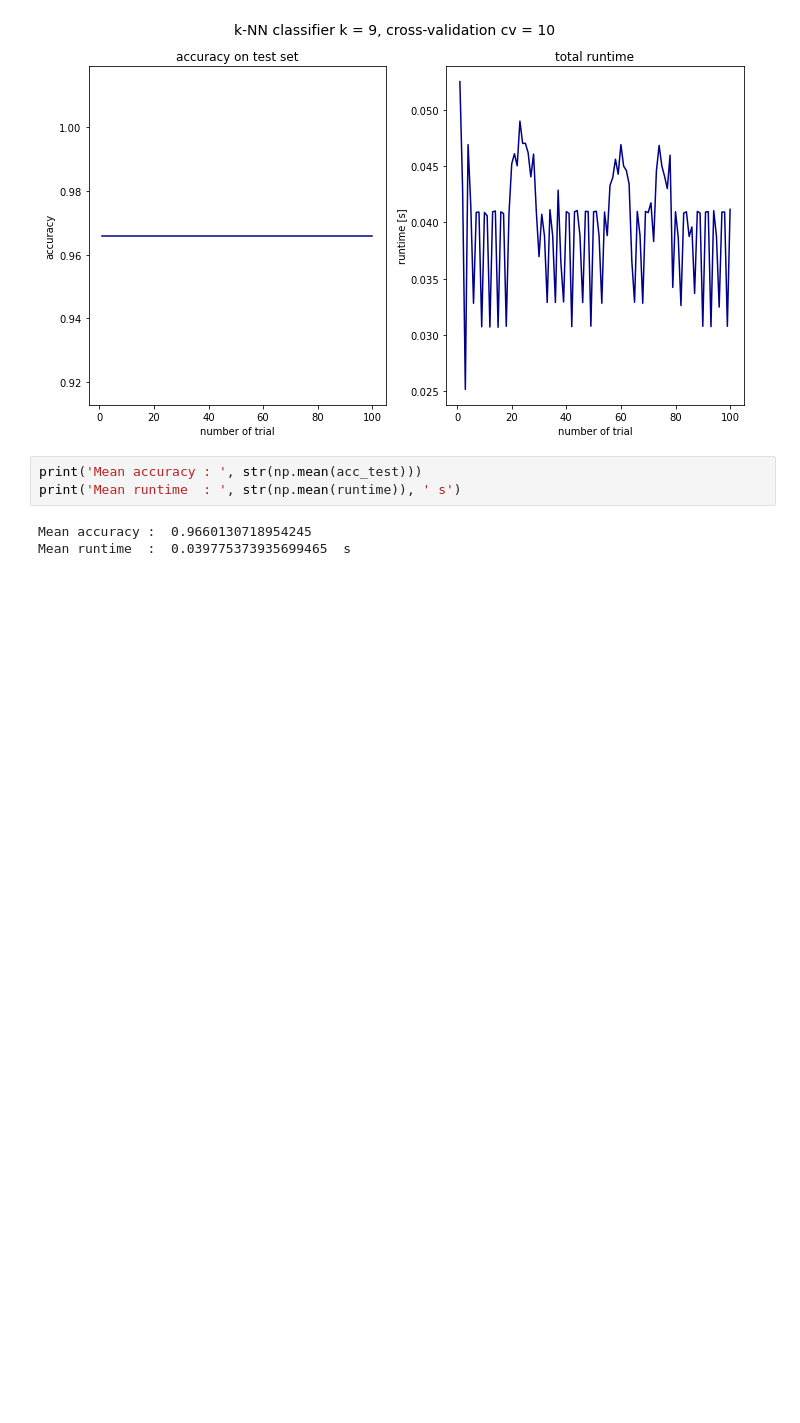
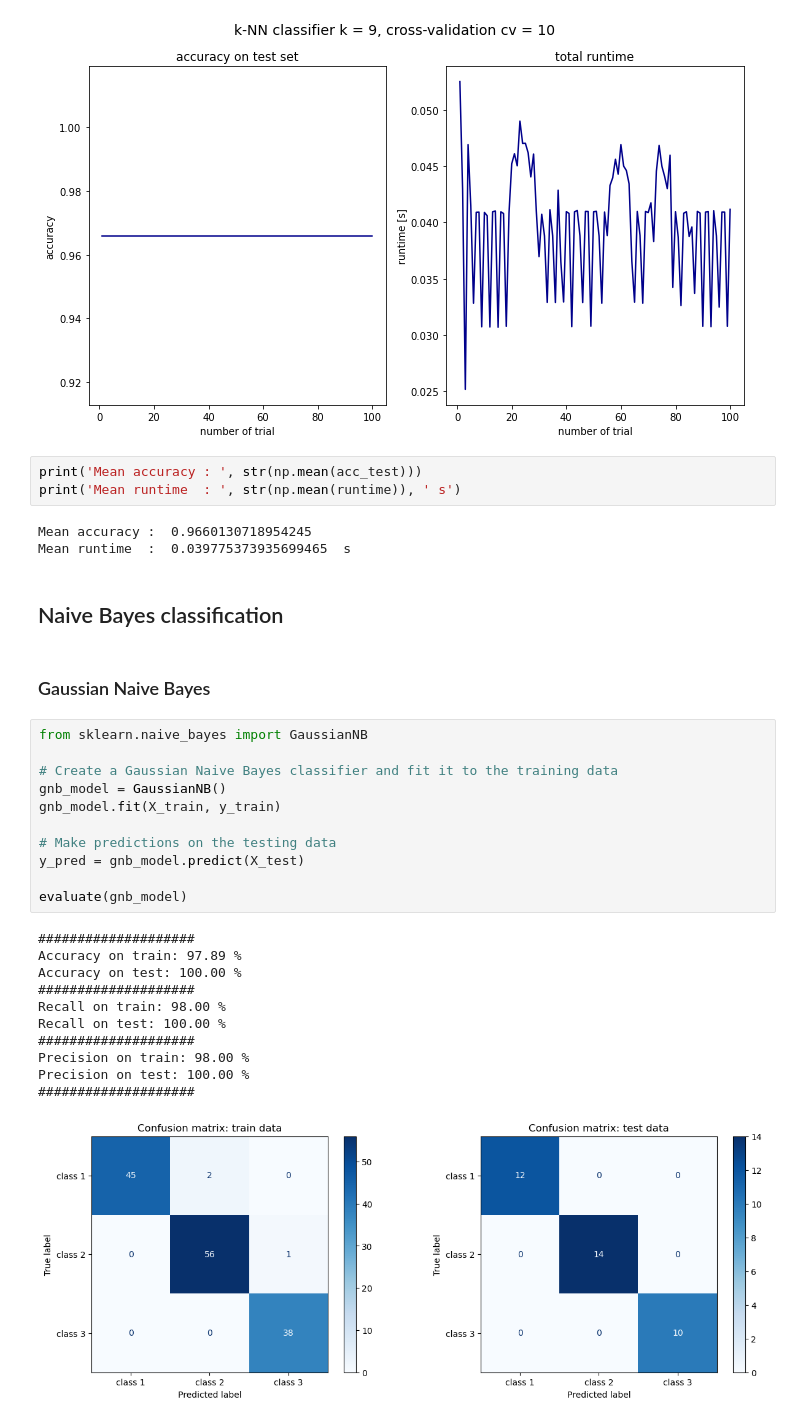
Before and after one commit to nadiaverdha/MachineLearningEx1, a Jupyter notebook: Ex1_wine.ipynb, the cells around one changed output. Saved outputs shown, nothing was run; the diff lists cells and outputs as text; blank space fills up the shorter version.

Commit message:
Changed format in evaluate function and added bayesian classification

```diff
--- a/Ex1_wine.ipynb
+++ b/Ex1_wine.ipynb
@@ -898,3 +898,30 @@ print('Mean runtime  : ', str(np.mean(runtime)), ' s')
 # %% [output]
 Mean accuracy :  0.9660130718954245
 Mean runtime  :  0.039775373935699465  s
+# %% [markdown]
+## Naive Bayes classification
+# %% [markdown]
+### Gaussian Naive Bayes
+# %%
+from sklearn.naive_bayes import GaussianNB
+
+# Create a Gaussian Naive Bayes classifier and fit it to the training data
+gnb_model = GaussianNB()
+gnb_model.fit(X_train, y_train)
+
+# Make predictions on the testing data
+y_pred = gnb_model.predict(X_test)
+
+evaluate(gnb_model)
+# %% [output]
+####################
+Accuracy on train: 97.89 %
+Accuracy on test: 100.00 %
+####################
+Recall on train: 98.00 %
+Recall on test: 100.00 %
+####################
+Precision on train: 98.00 %
+Precision on test: 100.00 %
+####################
+[figure, added]
```
Also changed, not shown: parts of 13 cells of this notebook.
